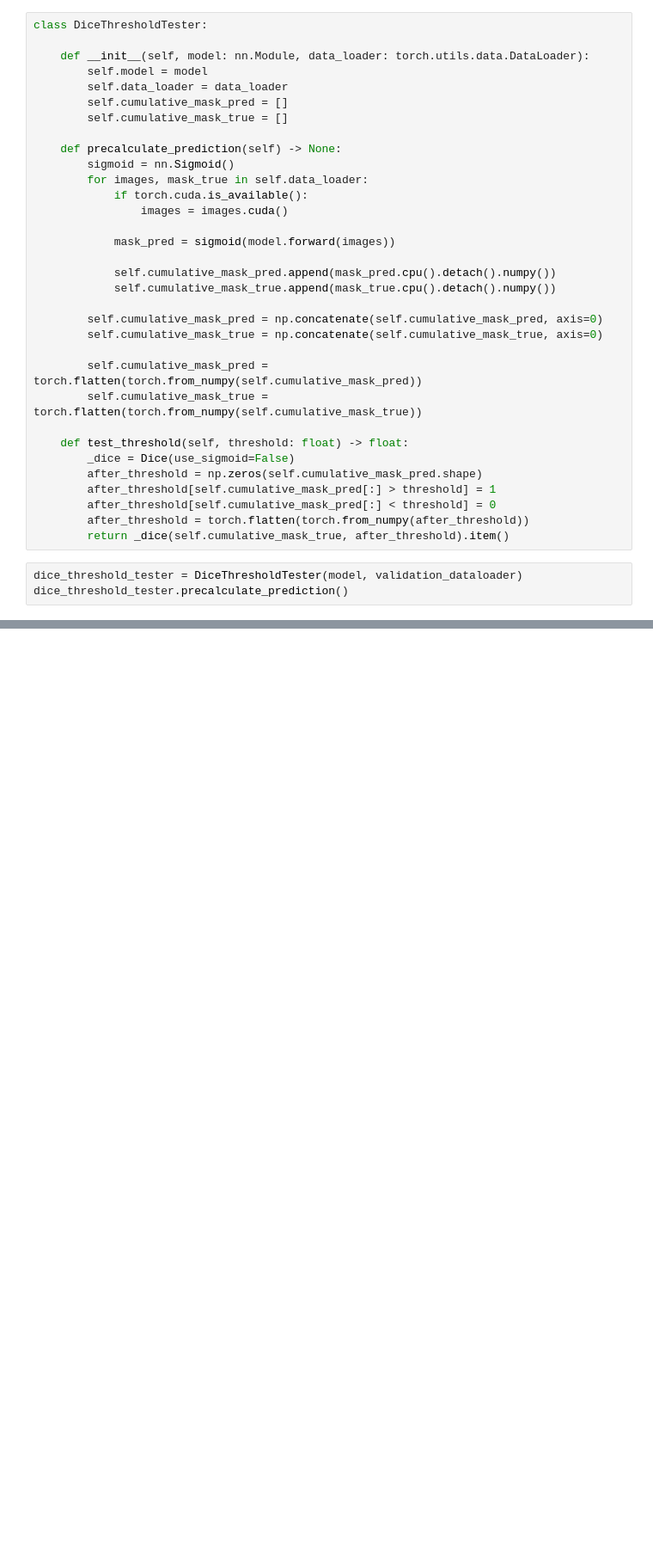
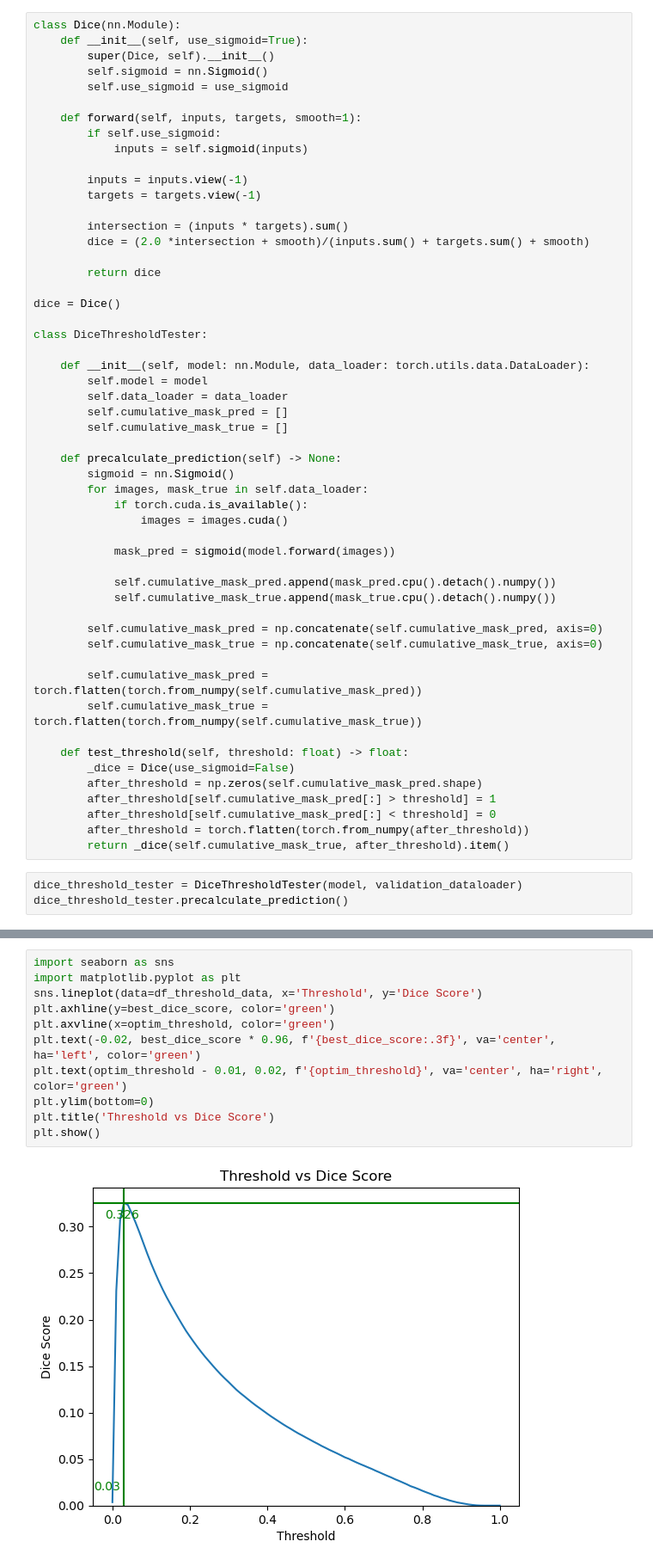
Before and after one commit to VijCodes/Kaggle-Projects, a Jupyter notebook: contrails-detection.ipynb, the cells around one changed output, grey strips where cells are left out. Shown: that part at 86% size. Drawn from its saved outputs; the diff is of its cells as text; blank space fills up the shorter version.

```diff
--- a/contrails-detection.ipynb
+++ b/contrails-detection.ipynb
@@ -577,6 +579,26 @@ with torch.no_grad():
 # %% [markdown]
 ### Finding Optimal Dice Coefficient
 # %%
+class Dice(nn.Module):
+    def __init__(self, use_sigmoid=True):
+        super(Dice, self).__init__()
+        self.sigmoid = nn.Sigmoid()
+        self.use_sigmoid = use_sigmoid
+
+    def forward(self, inputs, targets, smooth=1):
+        if self.use_sigmoid:
+            inputs = self.sigmoid(inputs)
+
+        inputs = inputs.view(-1)
+        targets = targets.view(-1)
+
+        intersection = (inputs * targets).sum()
+        dice = (2.0 *intersection + smooth)/(inputs.sum() + targets.sum() + smooth)
+
+        return dice
+
+dice = Dice()
+
 class DiceThresholdTester:
 
     def __init__(self, model: nn.Module, data_loader: torch.utils.data.DataLoader):
@@ -634,0 +659,13 @@ df_threshold_data = pd.DataFrame({'Threshold': thresholds, 'Dice Score': dice_sc
+# %%
+import seaborn as sns
+import matplotlib.pyplot as plt
+sns.lineplot(data=df_threshold_data, x='Threshold', y='Dice Score')
+plt.axhline(y=best_dice_score, color='green')
+plt.axvline(x=optim_threshold, color='green')
+plt.text(-0.02, best_dice_score * 0.96, f'{best_dice_score:.3f}', va='center', ha='left', color='green')
+plt.text(optim_threshold - 0.01, 0.02, f'{optim_threshold}', va='center', ha='right', color='green')
+plt.ylim(bottom=0)
+plt.title('Threshold vs Dice Score')
+plt.show()
+# %% [output]
+[figure, added]
```
Also changed, not shown: parts of 2 cells of this notebook.
